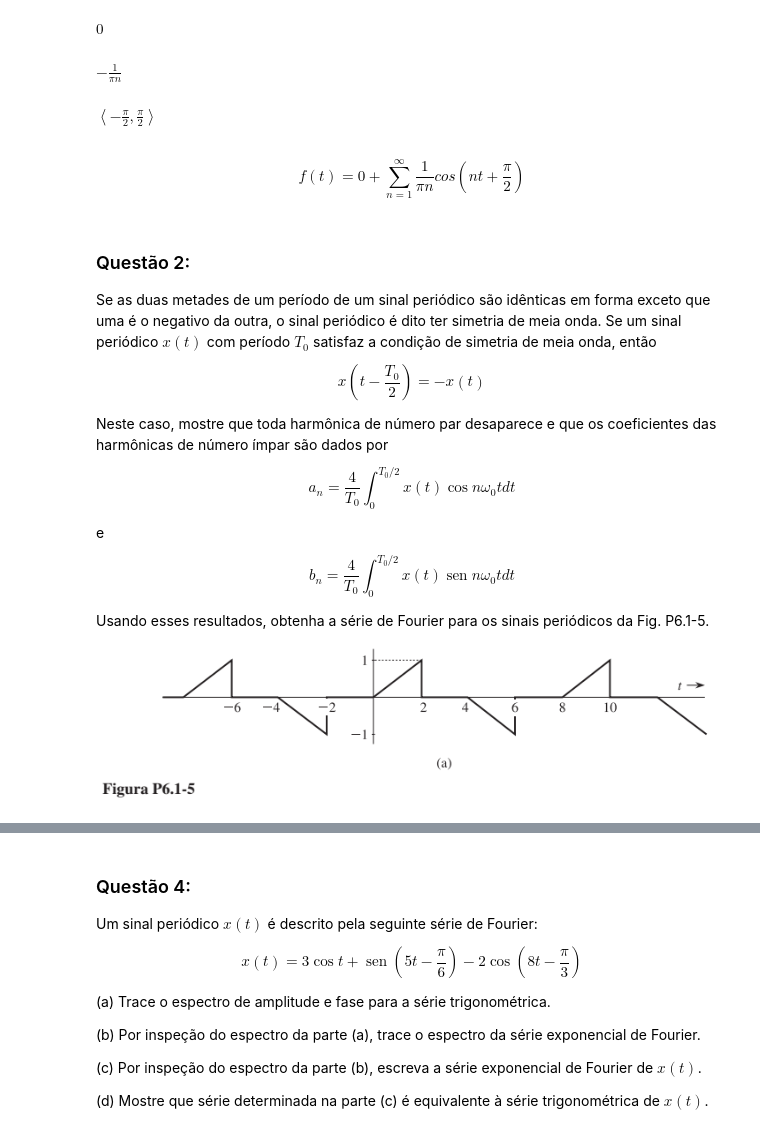
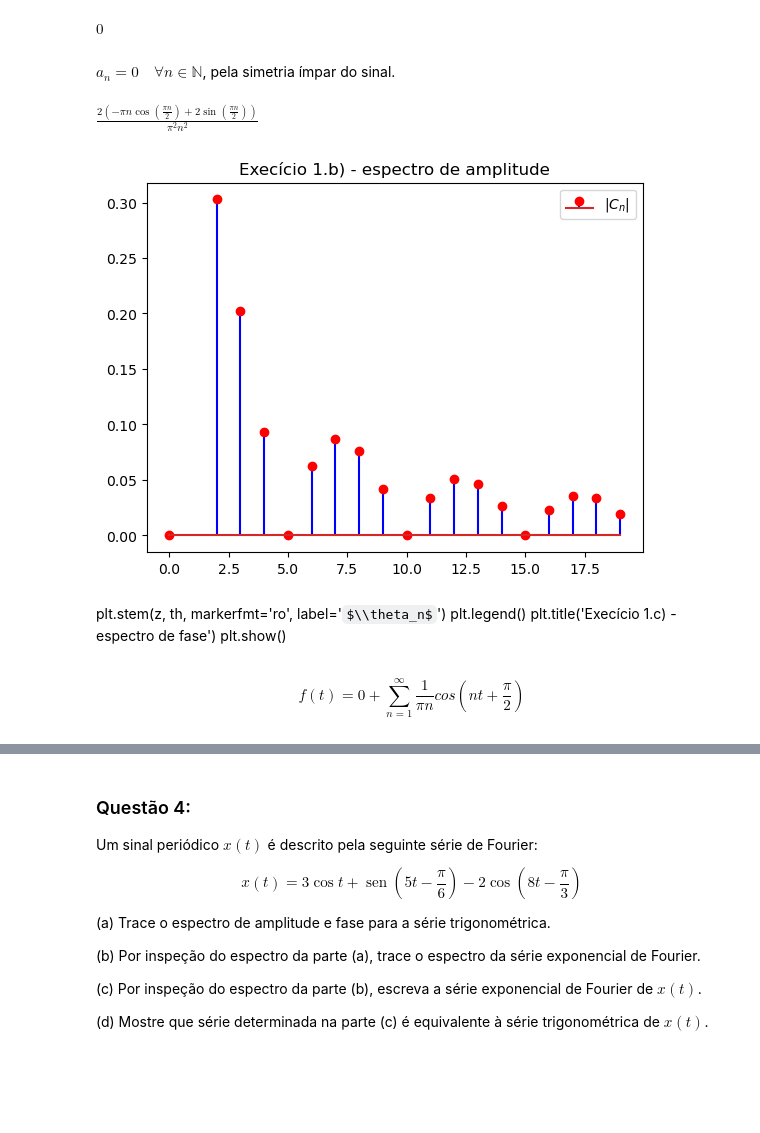
Before and after one commit to Futuriiiii/sinais, a Jupyter notebook: listas/Lista_2_CARLOS_RAFAEL_TORRES_MIRANDA_NOVACK.ipynb, the cells around one changed output, grey strips where cells are left out. Cells and saved outputs as stored; diff of their text form; code cells hidden in the pictures; some formulas as TeX source; blank space fills up the shorter version.

```diff
--- a/listas/Lista_2_CARLOS_RAFAEL_TORRES_MIRANDA_NOVACK.ipynb
+++ b/listas/Lista_2_CARLOS_RAFAEL_TORRES_MIRANDA_NOVACK.ipynb
@@ -193,55 +224,51 @@ $\displaystyle \frac{1}{2}$
 T0, t = symbols('T0 t', real = True)
 n = symbols('n', integer = True, positive = True)
 
-T0 = 2*pi
+T0 = pi
 w0 = 2*pi/T0
-an = ((2/T0)*integrate((t/(2*pi))*cos(n*w0*t),(t,0,2*pi)))
+an = (2/T0)*integrate((4*t/pi)*cos(n*w0*t),(t,-pi/4,pi/4))
 an
 # %% [output]
 $\displaystyle 0$
+# %% [markdown]
+$a_n = 0 \quad \forall n \in \mathbb{N}$, pela simetria ímpar do sinal.
 # %%
 T0, t = symbols('T0 t', real = True)
 n = symbols('n', integer = True, positive = True)
 
-T0 = 2*pi
+T0 = pi
 w0 = 2*pi/T0
-bn = simplify((2/T0)*integrate((t/(2*pi))*sin(n*w0*t),(t,0,2*pi)))
-bn
+bn = (2/T0)*integrate((4*t/pi)*sin(n*w0*t),(t,-pi/4,pi/4))
+simplify(bn)
 # %% [output]
-$\displaystyle - \frac{1}{\pi n}$
+$\displaystyle \frac{2 \left(- \pi n \cos{\left(\frac{\pi n}{2} \right)} + 2 \sin{\left(\frac{\pi n}{2} \right)}\right)}{\pi^{2} n^{2}}$
-# %%
-phin = atan(-bn/an)
-phin
-# %% [output]
-$\displaystyle \left\langle - \frac{\pi}{2}, \frac{\pi}{2}\right\rangle$
+# %%
+t = symbols('t')
+z = []
+C = []
+
+th = []
+for k in range(1,20):
+    z.append(k)
+    C.append(sqrt((an.subs(n,k))**2 + (bn.subs(n,k))**2))
+    th.append(atan2(-bn.subs(n,k),an.subs(n,k)))
+
+z[0] = 0
+a[0] = a0
+th[0] = 0
+
+plt.stem(z, a, 'b', markerfmt='ro', label='$|C_n|$')
+plt.legend()
+plt.title('Execício 1.b) - espectro de amplitude')
+plt.show()
+# %% [output]
+[figure, added]
+# %% [markdown]
+plt.stem(z, th, markerfmt='ro', label='$\\theta_n$')
+plt.legend()
+plt.title('Execício 1.c) - espectro de fase')
+plt.show()
 # %% [markdown]
 $$
 f(t) = 0 +  \sum_{n=1}^{\infty} \frac{1}{\pi n}cos\left(nt + \frac{\pi}{2} \right)
 $$
-# %% [markdown]
-### Questão 2:
-
-Se as duas metades de um período de um sinal periódico são idênticas em forma exceto que uma é o negativo da outra, o sinal periódico é dito ter simetria de meia onda. Se um sinal periódico $x(t)$ com período $T_0$ satisfaz a condição de simetria de meia onda, então
-
-$$
-x\left(t-\frac{T_0}{2}\right)=-x(t)
-$$
-
-
-Neste caso, mostre que toda harmônica de número par desaparece e que os coeficientes das harmônicas de número ímpar são dados por
-
-$$
-a_n=\frac{4}{T_0} \int_0^{T_0 / 2} x(t) \cos n \omega_0 t d t
-$$
-
-e
-
-$$
-b_n=\frac{4}{T_0} \int_0^{T_0 / 2} x(t) \operatorname{sen} n \omega_0 t d t
-$$
-
-
-Usando esses resultados, obtenha a série de Fourier para os sinais periódicos da Fig. P6.1-5.
-
-
-![image.png](attachment:image.png)
```
Also changed, not shown: parts of 64 cells of this notebook, 1 other file.
